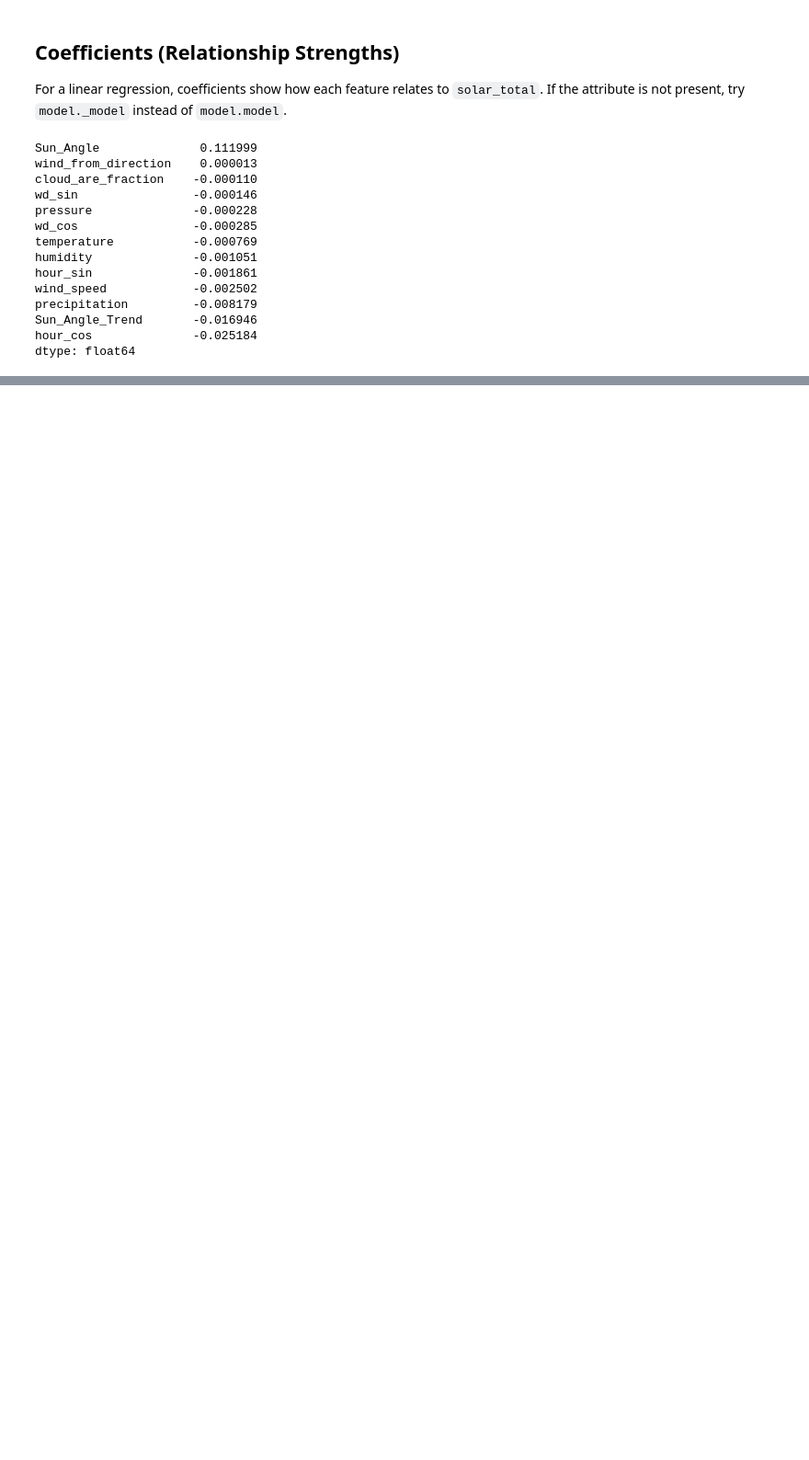
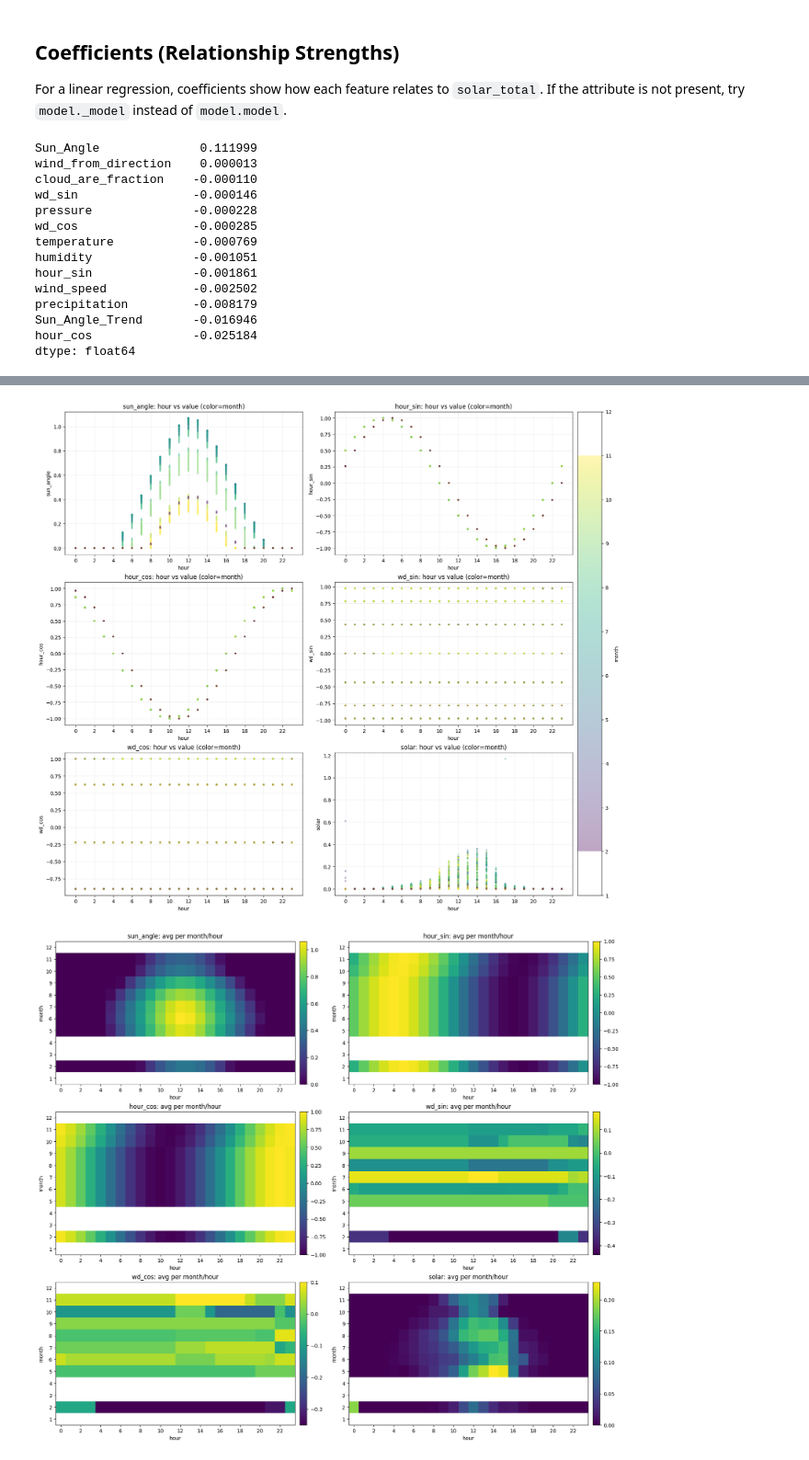
Before and after one commit to gervisc/EnergySchedulerNuc, a Jupyter notebook: SolarYieldPrediction/solar_yield_darts.ipynb, the cells around one changed output, grey strips where cells are left out. Shown at 92% size. Drawn from its saved outputs; the diff is of its cells as text; code cells hidden in the pictures; blank space fills up the shorter version.

```diff
--- a/SolarYieldPrediction/solar_yield_darts.ipynb
+++ b/SolarYieldPrediction/solar_yield_darts.ipynb
@@ -36,7 +36,8 @@ Loaded env.local: /home/gerbrand/PycharmProjects/EnergySchedulerNuc/env.local
 This pulls the hourly-aggregated data from the database and adds time features.
 # %%
 import logging
-repo = DbRepository(connection_string=os.environ.get("energydb"), logger=logging.getLogger(__name__))
+connection_string=os.environ.get("energydb")
+repo = DbRepository(connection_string=connection_string, logger=logging.getLogger(__name__))
 rows = repo.get_hourly_solar_with_weather()
 repo.close()
 
@@ -180,0 +187,62 @@ dtype: float64
+# %%
+import numpy as np
+import matplotlib.pyplot as plt
+
+plot_df = df.copy()
+plot_df["Timestamp"] = pd.to_datetime(plot_df["Timestamp"])
+plot_df["hour"] = plot_df["Timestamp"].dt.hour
+plot_df["month"] = plot_df["Timestamp"].dt.month
+
+features = [
+    ("Sun_Angle", "sun_angle"),
+    ("hour_sin", "hour_sin"),
+    ("hour_cos", "hour_cos"),
+    ("wd_sin", "wd_sin"),
+    ("wd_cos", "wd_cos"),
+    ("solar_total", "solar"),
+]
+
+# 1) Scatter plots: x=hour, y=feature, color=month
+fig, axes = plt.subplots(3, 2, figsize=(16, 14), constrained_layout=True)
+axes = axes.ravel()
+for ax, (col, label) in zip(axes, features):
+    sc = ax.scatter(
+        plot_df["hour"],
+        plot_df[col],
+        c=plot_df["month"],
+        cmap="viridis",
+        s=12,
+        alpha=0.35,
+        edgecolors="none",
+    )
+    ax.set_title(f"{label}: hour vs value (color=month)")
+    ax.set_xlabel("hour")
+    ax.set_ylabel(label)
+    ax.set_xticks(range(0, 24, 2))
+    ax.grid(alpha=0.2)
+
+cbar = fig.colorbar(sc, ax=axes, pad=0.01)
+cbar.set_label("month")
+cbar.set_ticks(range(1, 13))
+plt.show()
+
+# 2) Heatmaps: x=hour, y=month, z=avg(feature per month/hour)
+fig, axes = plt.subplots(3, 2, figsize=(16, 14), constrained_layout=True)
+axes = axes.ravel()
+for ax, (col, label) in zip(axes, features):
+    pivot = plot_df.pivot_table(index="month", columns="hour", values=col, aggfunc="mean")
+    pivot = pivot.reindex(index=range(1, 13), columns=range(24))
+
+    im = ax.imshow(pivot.values, aspect="auto", cmap="viridis", origin="lower")
+    ax.set_title(f"{label}: avg per month/hour")
+    ax.set_xlabel("hour")
+    ax.set_ylabel("month")
+    ax.set_xticks(range(0, 24, 2))
+    ax.set_yticks(range(12))
+    ax.set_yticklabels(range(1, 13))
+    fig.colorbar(im, ax=ax, fraction=0.046, pad=0.02)
+
+plt.show()
+# %% [output]
+[figure, added]
+[figure, added]
```
Also changed, not shown: parts of 3 cells of this notebook, 2 other files.
